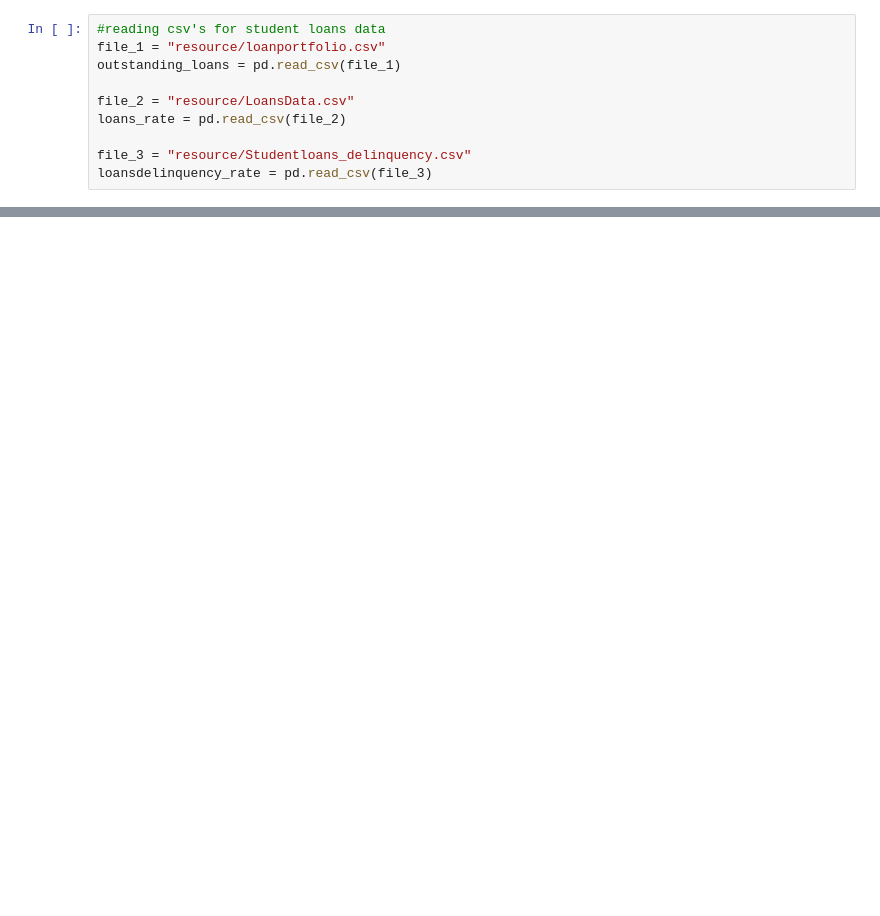
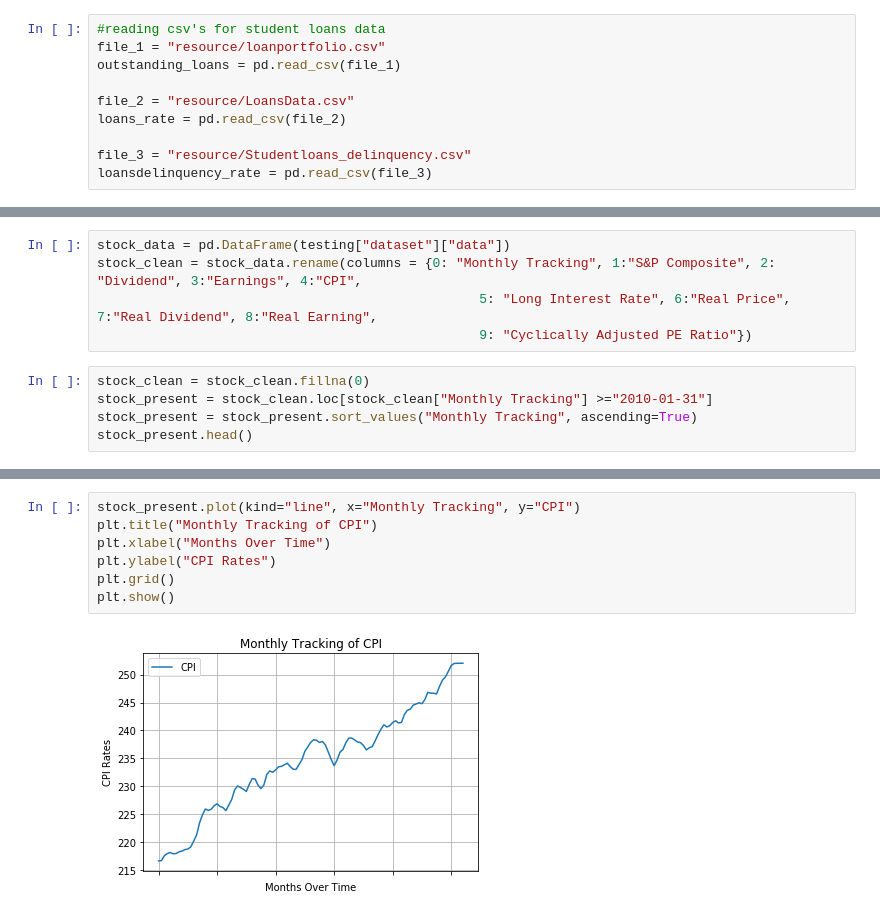
Before and after one commit to Kamran-Wali/Project_Antigravity2, a Jupyter notebook: antigravity.ipynb, the cells around one changed output, grey strips where cells are left out. Drawn from its saved outputs; the diff is of its cells as text; blank space fills up the shorter version.

```diff
--- a/antigravity.ipynb
+++ b/antigravity.ipynb
@@ -317,0 +303,10 @@ plt.savefig("resource/YearvsPercentDelinquency.png", bbox_inches="tight")
+# %%
+stock_data = pd.DataFrame(testing["dataset"]["data"])
+stock_clean = stock_data.rename(columns = {0: "Monthly Tracking", 1:"S&P Composite", 2: "Dividend", 3:"Earnings", 4:"CPI",
+                                                 5: "Long Interest Rate", 6:"Real Price", 7:"Real Dividend", 8:"Real Earning",
+                                                 9: "Cyclically Adjusted PE Ratio"})
+# %%
+stock_clean = stock_clean.fillna(0)
+stock_present = stock_clean.loc[stock_clean["Monthly Tracking"] >="2010-01-31"]
+stock_present = stock_present.sort_values("Monthly Tracking", ascending=True)
+stock_present.head()
@@ -317,0 +320,9 @@ plt.savefig("resource/YearvsPercentDelinquency.png", bbox_inches="tight")
+# %%
+stock_present.plot(kind="line", x="Monthly Tracking", y="CPI")
+plt.title("Monthly Tracking of CPI")
+plt.xlabel("Months Over Time")
+plt.ylabel("CPI Rates")
+plt.grid()
+plt.show()
+# %% [output]
+[figure, added]
```
Also changed, not shown: parts of 36 cells of this notebook, 1 other file.
